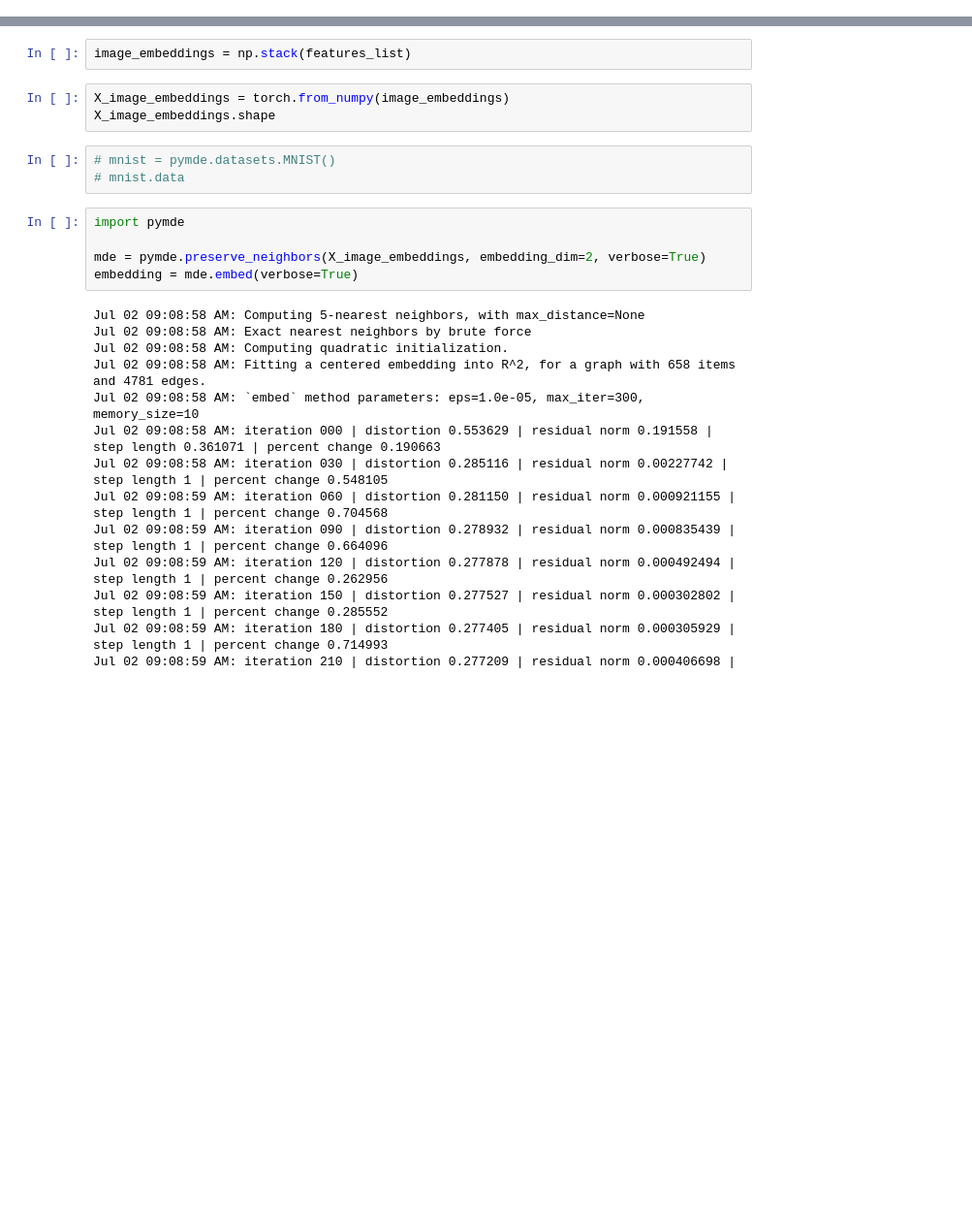
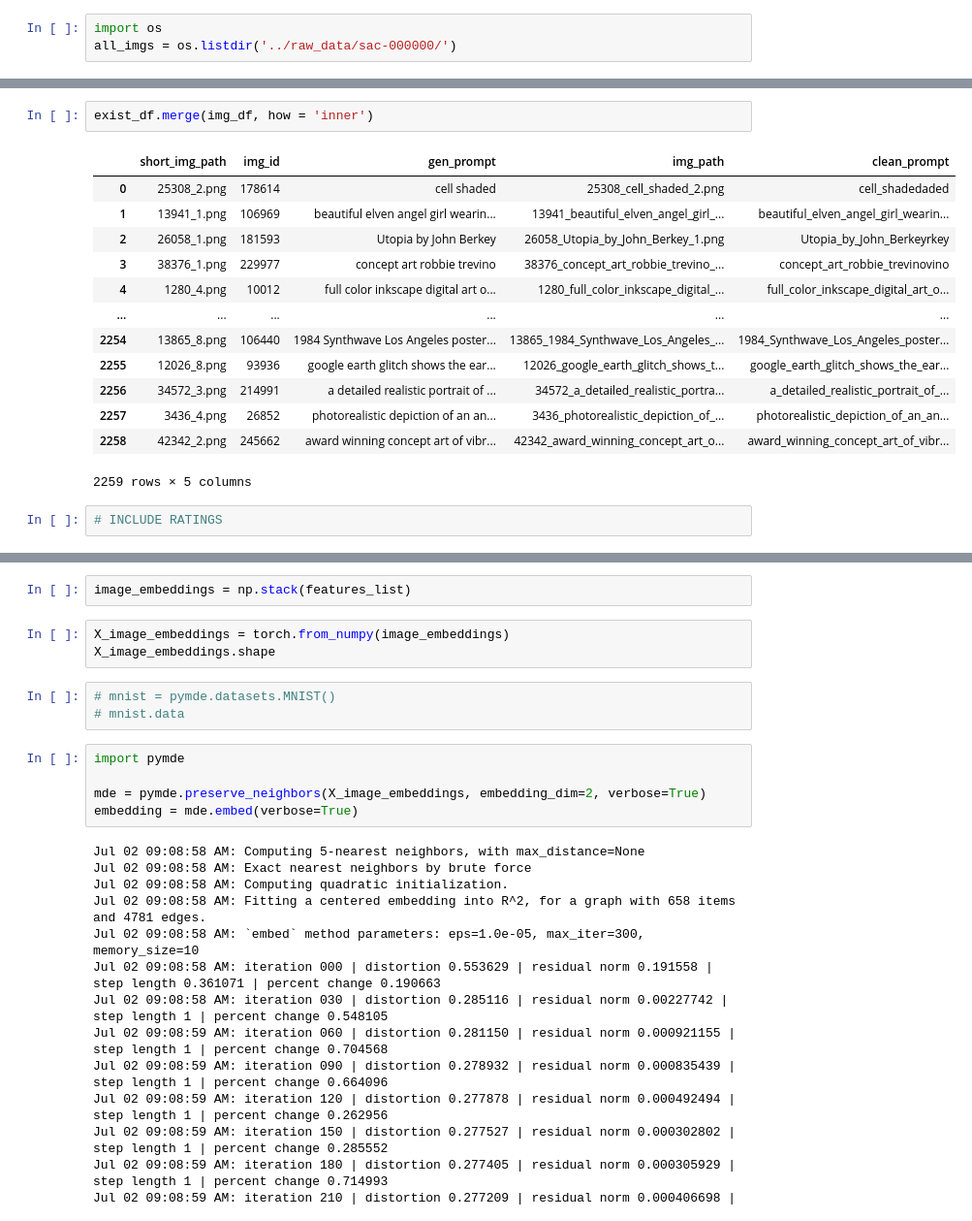
Before and after one commit to alecsharpie/game_asset_creation, a Jupyter notebook: notebooks/create_embedded_image_assets.ipynb, the cells around one changed output, grey strips where cells are left out. Shown at 97% size. Drawn from its saved outputs; the diff is of its cells as text; blank space fills up the shorter version.

```diff
--- a/notebooks/create_embedded_image_assets.ipynb
+++ b/notebooks/create_embedded_image_assets.ipynb
@@ -29,0 +108,3 @@ def clip_encode_image(pil_img):
+# %%
+import os
+all_imgs = os.listdir('../raw_data/sac-000000/')
@@ -30 +137,19 @@ def clip_encode_image(pil_img):
+# %%
+exist_df.merge(img_df, how = 'inner')
+# %% [output]
+|  | short_img_path | img_id | gen_prompt | img_path | clean_prompt |
+| 0 | 25308_2.png | 178614 | cell shaded | 25308_cell_shaded_2.png | cell_shadedaded |
+| 1 | 13941_1.png | 106969 | beautiful elven angel girl wearin... | 13941_beautiful_elven_angel_girl_... | beautiful_elven_angel_girl_wearin... |
+| 2 | 26058_1.png | 181593 | Utopia by John Berkey | 26058_Utopia_by_John_Berkey_1.png | Utopia_by_John_Berkeyrkey |
+| 3 | 38376_1.png | 229977 | concept art robbie trevino | 38376_concept_art_robbie_trevino_... | concept_art_robbie_trevinovino |
+| 4 | 1280_4.png | 10012 | full color inkscape digital art o... | 1280_full_color_inkscape_digital_... | full_color_inkscape_digital_art_o... |
+| ... | ... | ... | ... | ... | ... |
+| 2254 | 13865_8.png | 106440 | 1984 Synthwave Los Angeles poster... | 13865_1984_Synthwave_Los_Angeles_... | 1984_Synthwave_Los_Angeles_poster... |
+| 2255 | 12026_8.png | 93936 | google earth glitch shows the ear... | 12026_google_earth_glitch_shows_t... | google_earth_glitch_shows_the_ear... |
+| 2256 | 34572_3.png | 214991 | a detailed realistic portrait of ... | 34572_a_detailed_realistic_portra... | a_detailed_realistic_portrait_of_... |
+| 2257 | 3436_4.png | 26852 | photorealistic depiction of an an... | 3436_photorealistic_depiction_of_... | photorealistic_depiction_of_an_an... |
+| 2258 | 42342_2.png | 245662 | award winning concept art of vibr... | 42342_award_winning_concept_art_o... | award_winning_concept_art_of_vibr... |
+2259 rows × 5 columns
+# %%
+# INCLUDE RATINGS
 # %%
```
Also changed, not shown: parts of 24 cells of this notebook.
